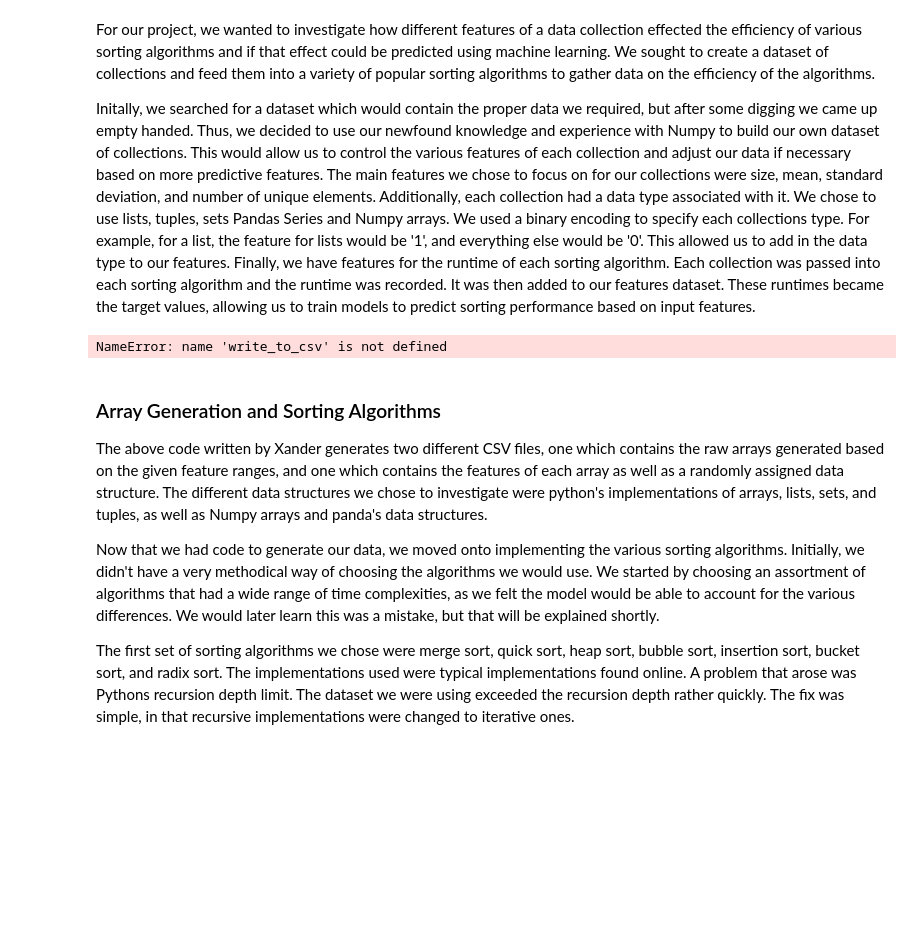
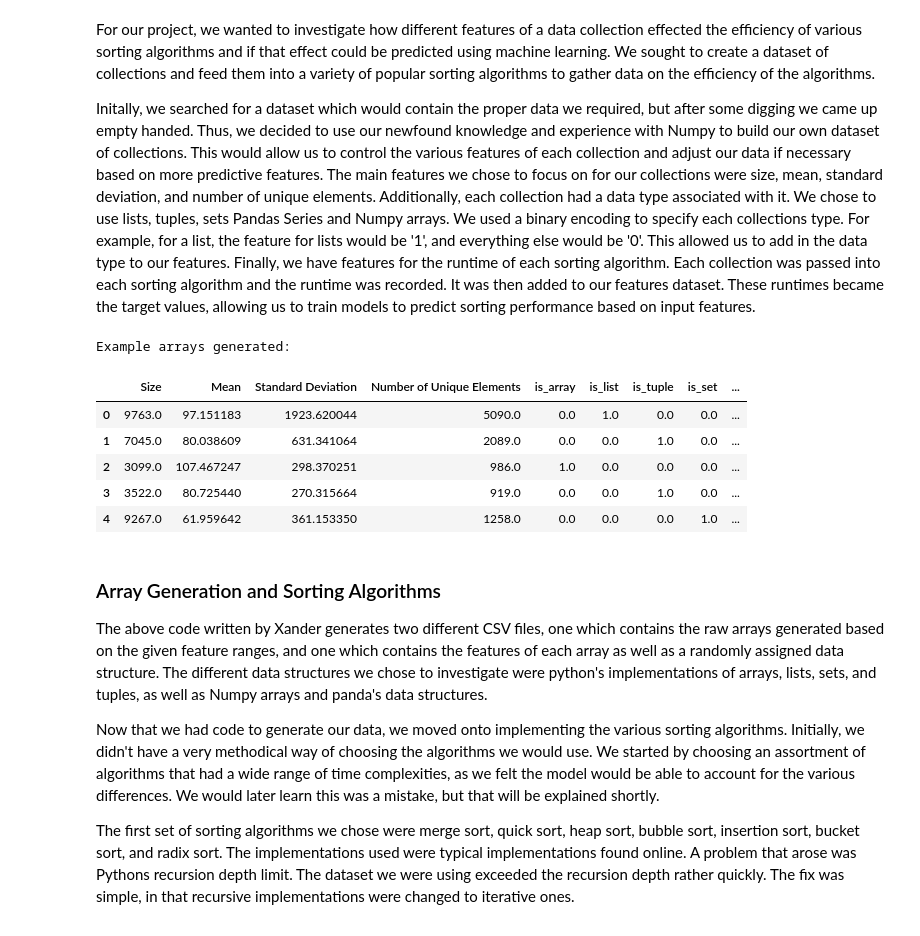
Before and after one commit to Andy-Borch/Efficient-Algorithm-Predictor, a Jupyter notebook: report.ipynb, the cells around one changed output. Drawn from its saved outputs; the diff is of its cells as text; code cells hidden in the pictures; blank space fills up the shorter version.

```diff
--- a/report.ipynb
+++ b/report.ipynb
@@ -8,24 +29,4 @@ Initally, we searched for a dataset which would contain the proper data we requi
 # %%
-#Import statements for all code cells
-import numpy as np
-import pandas as pd
-import csv
-import random
-import time
-import seaborn as sns
-import matplotlib.pyplot as plt
-import tensorflow as tf
-from tensorflow.python import keras
-from keras.api.models import Sequential
-from keras.api.layers import Dense, Dropout
-from keras.api.optimizers import Adam
-from sklearn.model_selection import train_test_split, GridSearchCV, cross_val_score
-from sklearn.preprocessing import LabelEncoder, StandardScaler
-from sklearn.metrics import classification_report, confusion_matrix, accuracy_score
-from sklearn.pipeline import Pipeline
-from sklearn.neighbors import KNeighborsClassifier
-
-
 #Function which generates a random array given a set of inputs
 #Size, mean, standard deviation, and number of unique elements all
 #controllable
@@ -56,38 +57,49 @@ def generate_data_structure_array(num_points):
         new_ident = np.identity(5, dtype=np.int64)
         features = np.concatenate((features, new_ident))
     for y in range(num_points%5):
         features = np.vstack((features, [1, 0, 0, 0, 0, 0]))
     np.random.shuffle(features)
     return features
 
 #Ranges for the various variables used in arrays
 min_size, max_size = 1000, 10000
-min_mean, max_mean = 10, 100
-min_stddev, max_stddev = .1, 3
+min_mean, max_mean = 50, 100
+min_stddev, max_stddev = .1, 1
 min_unique, max_unique = 0.7, 1
 num_points = 10000
 data_structure_features = generate_data_structure_array(num_points)
+
+raw_features = np.empty(shape=(num_points, 9))
 
 #Loop through number of desired arrays and randomize
 #each feature based on range provided above, then write arrays
 #and features separate csv files
 for x in range(num_points):
     size = np.random.randint(min_size, max_size)
     mean = np.random.randint(min_mean, max_mean)
     stddev = np.random.uniform(min_stddev, max_stddev)
     percent_unique = np.random.uniform(min_unique, max_unique)
     num_unique = int(size * percent_unique)
 
     #write each array to new row in CSV
     arr = generate_array(size, mean, stddev, num_unique)
-    write_to_csv(arr, data_file)
 
     #write features of current array to corresponding line in another csv
     features = [size, np.mean(arr), np.std(arr), len(np.unique(arr))]
     features = features + data_structure_features[x].tolist()
-    write_to_csv(features, features_file)
+    raw_features[x] = features
+
+data = raw_features[0:5, :]
+print("Example arrays generated:")
+pd.DataFrame(data, columns = ['Size', 'Mean', 'Standard Deviation' ,'Number of Unique Elements', "is_array", "is_list","is_tuple","is_set","is_nparray",])
 # %% [output]
-NameError: name 'write_to_csv' is not defined
+Example arrays generated:
+|  | Size | Mean | Standard Deviation | Number of Unique Elements | is_array | is_list | is_tuple | is_set | ... |
+| 0 | 9763.0 | 97.151183 | 1923.620044 | 5090.0 | 0.0 | 1.0 | 0.0 | 0.0 | ... |
+| 1 | 7045.0 | 80.038609 | 631.341064 | 2089.0 | 0.0 | 0.0 | 1.0 | 0.0 | ... |
+| 2 | 3099.0 | 107.467247 | 298.370251 | 986.0 | 1.0 | 0.0 | 0.0 | 0.0 | ... |
+| 3 | 3522.0 | 80.725440 | 270.315664 | 919.0 | 0.0 | 0.0 | 1.0 | 0.0 | ... |
+| 4 | 9267.0 | 61.959642 | 361.153350 | 1258.0 | 0.0 | 0.0 | 0.0 | 1.0 | ... |
 # %% [markdown]
 ### Array Generation and Sorting Algorithms
 
```
Also changed, not shown: parts of 8 cells of this notebook.
